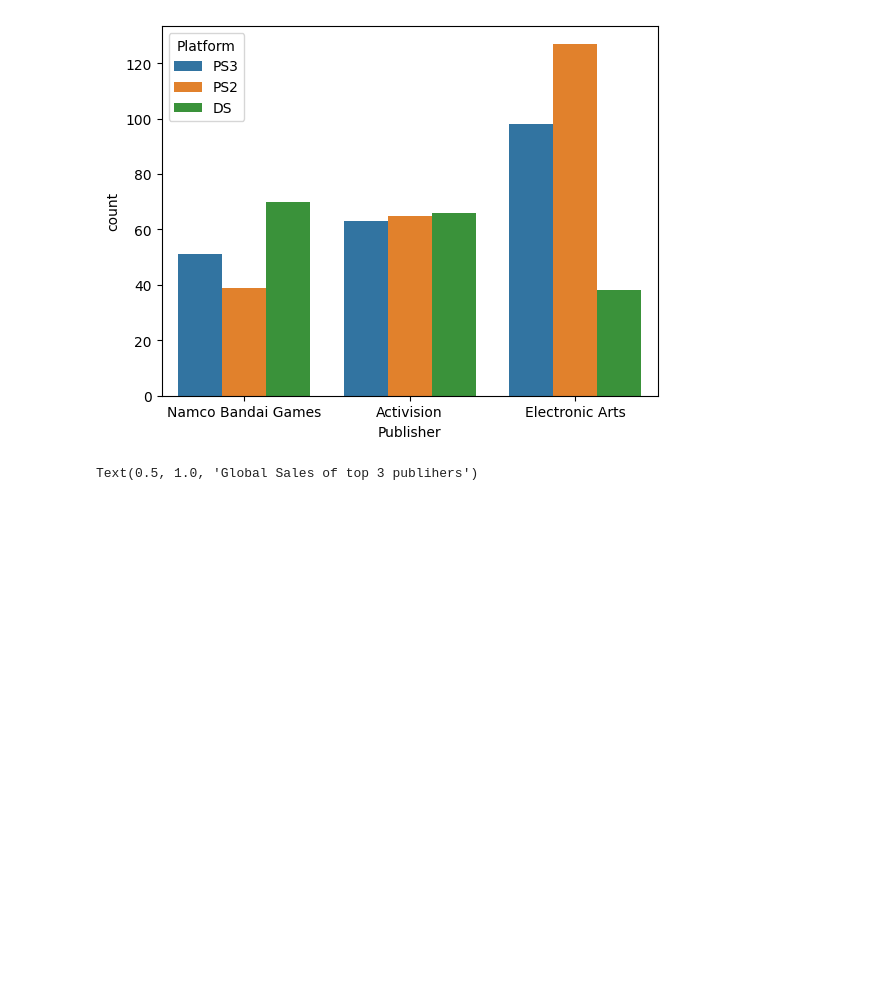
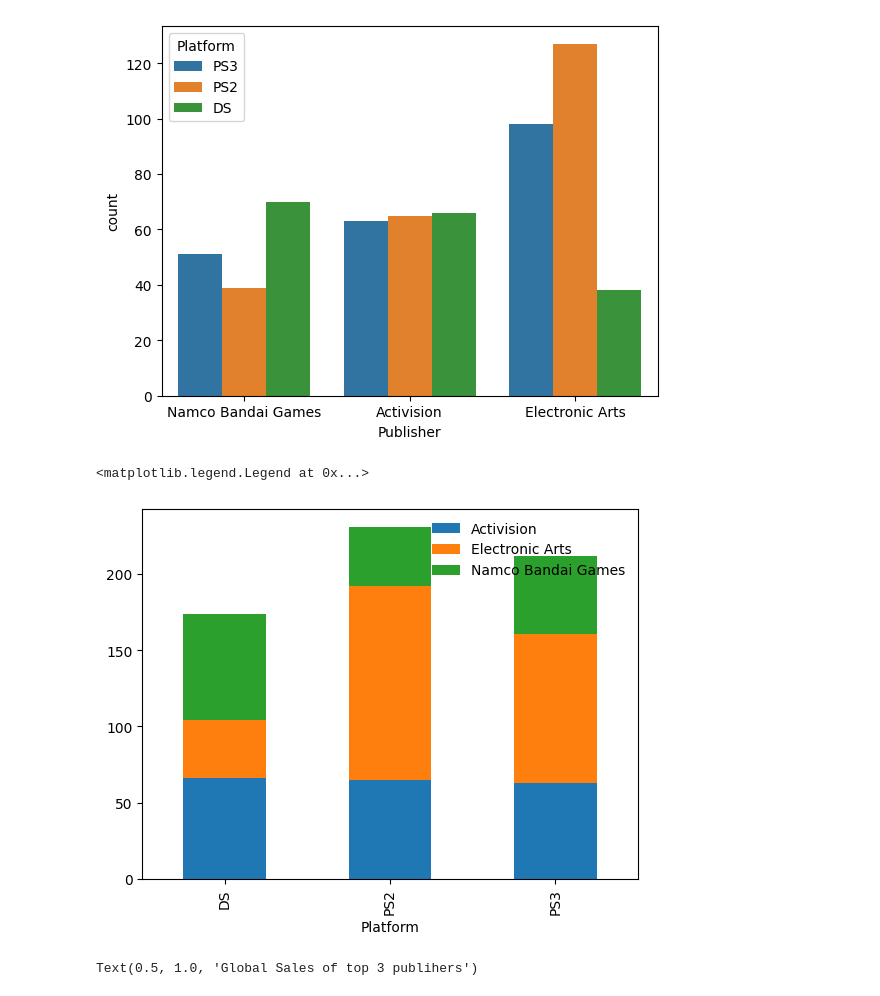
Before and after one commit to KamaleshTK01/Data-Analytics, a Jupyter notebook: Data_Visualization/DAV - 2.ipynb, the cells around one changed output. Drawn from its saved outputs; the diff is of its cells as text; code cells hidden in the pictures; blank space fills up the shorter version.

Commit message:
Added stacked plot from count plot

```diff
--- a/Data_Visualization/DAV - 2.ipynb
+++ b/Data_Visualization/DAV - 2.ipynb
@@ -168,6 +168,17 @@ sns.countplot(x = 'Publisher', hue = 'Platform', data=Top_3_df)
 # %% [output]
 <Axes: xlabel='Publisher', ylabel='count'>
 [figure]
+# %%
+plot_df = Top_3_df.groupby(['Publisher','Platform']).size().reset_index()
+# plot_df.plot(kind='bar',stacked=True)
+plot_df = plot_df.pivot(columns='Publisher', index = 'Platform', values=0)
+# %%
+
+plot_df.plot( kind='bar',stacked=True)
+plt.legend(frameon = False, loc = 'upper right')
+# %% [output]
+<matplotlib.legend.Legend at 0x...>
+[figure, added]
 # %%
 # Cat - Num
 sns.boxplot(x = 'Publisher', y = 'Global_Sales', data = Top_3_df)
```
